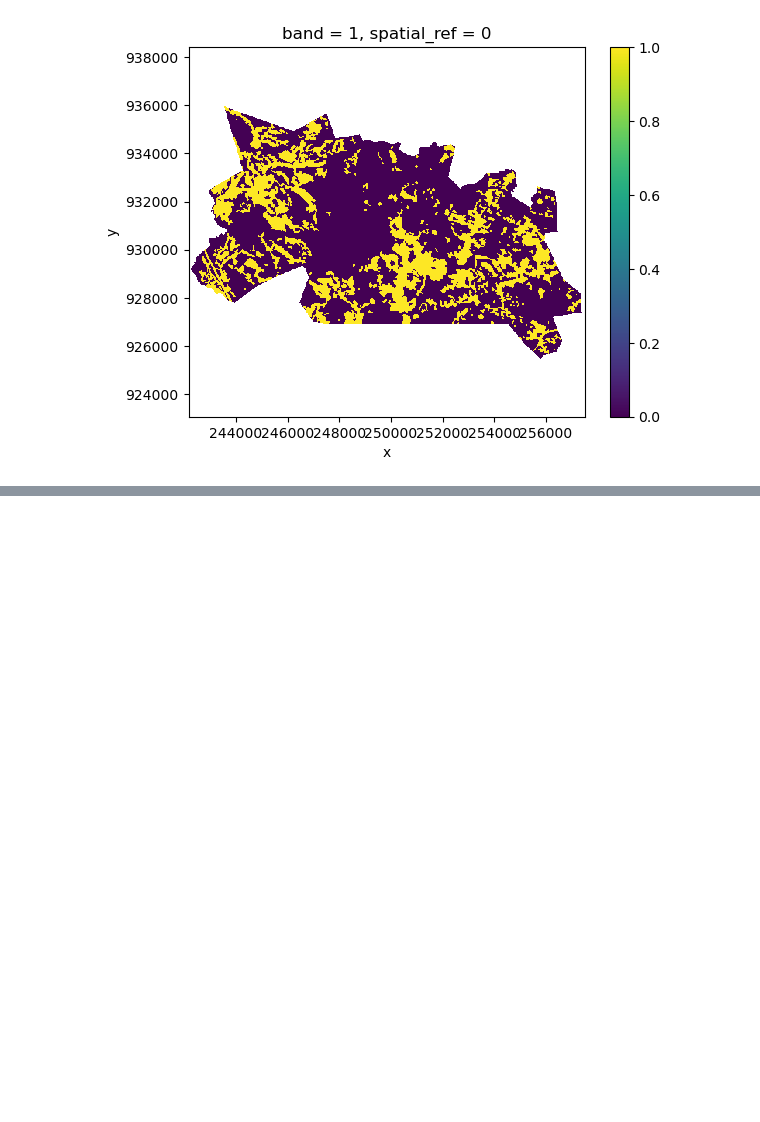
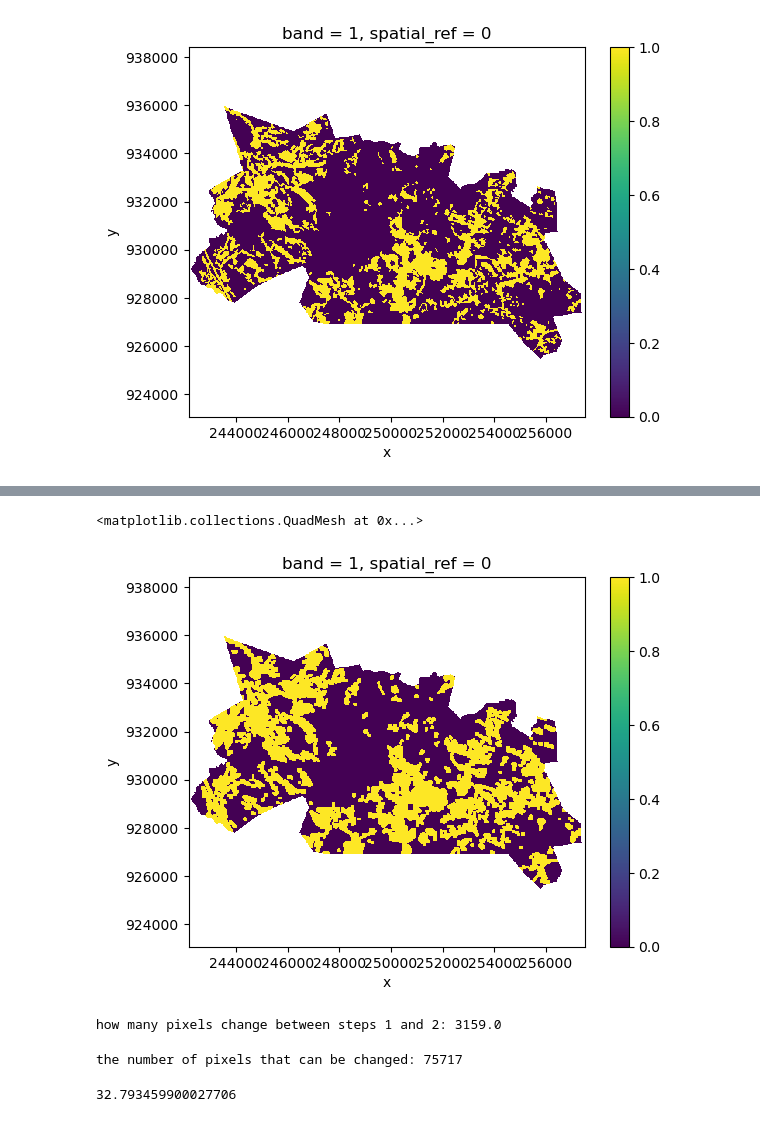
Before and after one commit to DWGodwin/geomod, a Jupyter notebook: predict-example.ipynb, the cells around one changed output, grey strips where cells are left out. Drawn from its saved outputs; the diff is of its cells as text; code cells hidden in the pictures; blank space fills up the shorter version.

```diff
--- a/predict-example.ipynb
+++ b/predict-example.ipynb
@@ -81,0 +78,13 @@ weighted_sum.plot()
+# %%
+# add to get a new land cover map. This can then be used to search along the new border.
+updated_land_cover = xr.where(land_change_borders==1, 1, land_cover_map)
+# %%
+updated_land_cover.plot()
+# %% [output]
+<matplotlib.collections.QuadMesh at 0x...>
+[figure, added]
+# %%
+change_pixel_quantity = validation_map.sum().item() - land_cover_map.sum().item()
+print('how many pixels change between steps 1 and 2:', change_pixel_quantity)
+# %% [output]
+how many pixels change between steps 1 and 2: 3159.0
@@ -81,0 +94,6 @@ weighted_sum.plot()
+# %%
+# get number of pixels that can be changed
+changeable_pixels = xr.where(land_cover_map==0, 1, 0).sum().item()
+print('the number of pixels that can be changed:', changeable_pixels)
+# %% [output]
+the number of pixels that can be changed: 75717
@@ -81,0 +102,4 @@ weighted_sum.plot()
+# %%
+print(suitability_threshold)
+# %% [output]
+32.793459900027706
```
Also changed, not shown: parts of 14 cells of this notebook, 1 other file.
